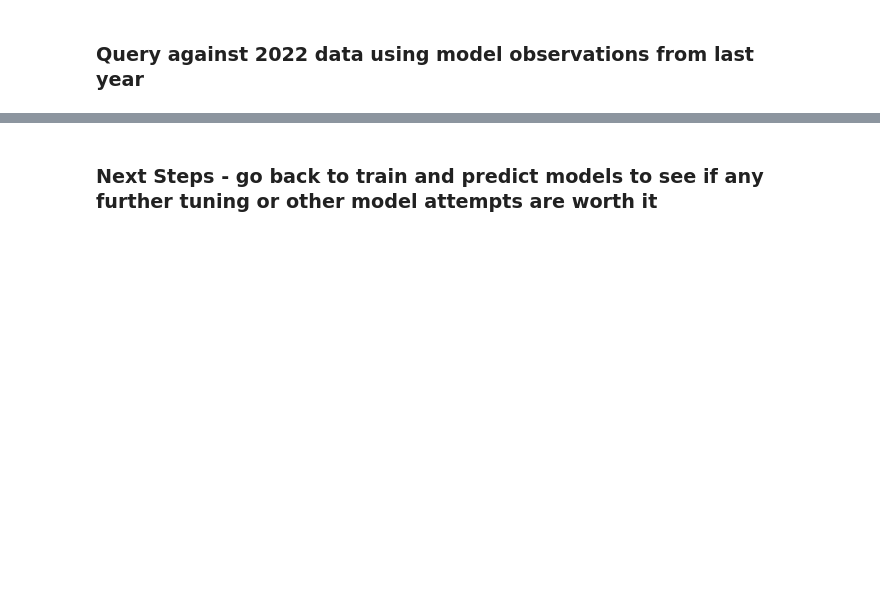
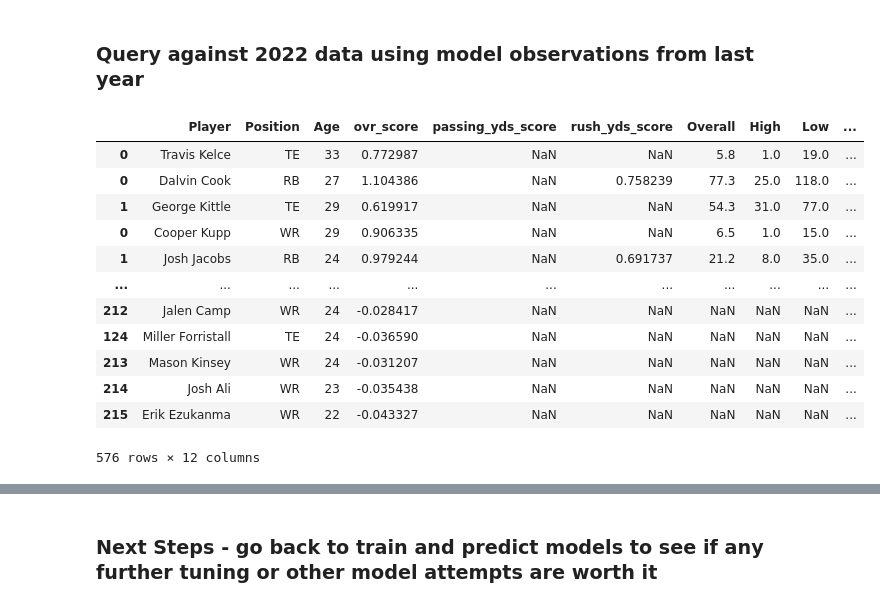
Before and after one commit to mattgilgo/fantasy_football, a Jupyter notebook: new_models.ipynb, the cells around one changed output, grey strips where cells are left out. Cells and saved outputs as stored; diff of their text form; code cells hidden in the pictures; blank space fills up the shorter version.

```diff
--- a/new_models.ipynb
+++ b/new_models.ipynb
@@ -638,3 +774,35 @@ qbs.to_csv('draft_proj_new_083023/QB/qb_star_criteria.csv')
 rbs.to_csv('draft_proj_new_083023/RB/rb_star_criteria.csv')
 wrs.to_csv('draft_proj_new_083023/WR/wr_star_criteria.csv')
 tes.to_csv('draft_proj_new_083023/TE/te_star_criteria.csv')
+# %%
+std_scaler = StandardScaler()
+
+qb_w_adp['gilgo_score_std_scale'] = std_scaler.fit_transform(qb_w_adp[['ovr_score']])
+rb_w_adp['gilgo_score_std_scale'] = std_scaler.fit_transform(rb_w_adp[['ovr_score']])
+wr_w_adp['gilgo_score_std_scale'] = std_scaler.fit_transform(wr_w_adp[['ovr_score']])
+te_w_adp['gilgo_score_std_scale'] = std_scaler.fit_transform(te_w_adp[['ovr_score']])
+# %%
+ovr_rankings = pd.concat([qb_w_adp,rb_w_adp])
+ovr_rankings = pd.concat([ovr_rankings,wr_w_adp])
+ovr_rankings = pd.concat([ovr_rankings,te_w_adp])
+ovr_rankings = ovr_rankings.sort_values('gilgo_score_std_scale', ascending=False)
+# %%
+min_max_scaler = MinMaxScaler()
+
+ovr_rankings['gilgo_score'] = min_max_scaler.fit_transform(ovr_rankings[['gilgo_score_std_scale']])
+# %%
+ovr_rankings
+# %% [output]
+|  | Player | Position | Age | ovr_score | passing_yds_score | rush_yds_score | Overall | High | Low | ... |
+| 0 | Travis Kelce | TE | 33 | 0.772987 | NaN | NaN | 5.8 | 1.0 | 19.0 | ... |
+| 0 | Dalvin Cook | RB | 27 | 1.104386 | NaN | 0.758239 | 77.3 | 25.0 | 118.0 | ... |
+| 1 | George Kittle | TE | 29 | 0.619917 | NaN | NaN | 54.3 | 31.0 | 77.0 | ... |
+| 0 | Cooper Kupp | WR | 29 | 0.906335 | NaN | NaN | 6.5 | 1.0 | 15.0 | ... |
+| 1 | Josh Jacobs | RB | 24 | 0.979244 | NaN | 0.691737 | 21.2 | 8.0 | 35.0 | ... |
+| ... | ... | ... | ... | ... | ... | ... | ... | ... | ... | ... |
+| 212 | Jalen Camp | WR | 24 | -0.028417 | NaN | NaN | NaN | NaN | NaN | ... |
+| 124 | Miller Forristall | TE | 24 | -0.036590 | NaN | NaN | NaN | NaN | NaN | ... |
+| 213 | Mason Kinsey | WR | 24 | -0.031207 | NaN | NaN | NaN | NaN | NaN | ... |
+| 214 | Josh Ali | WR | 23 | -0.035438 | NaN | NaN | NaN | NaN | NaN | ... |
+| 215 | Erik Ezukanma | WR | 22 | -0.043327 | NaN | NaN | NaN | NaN | NaN | ... |
+576 rows × 12 columns
```
Also changed, not shown: parts of 8 cells of this notebook, 13 other files.
